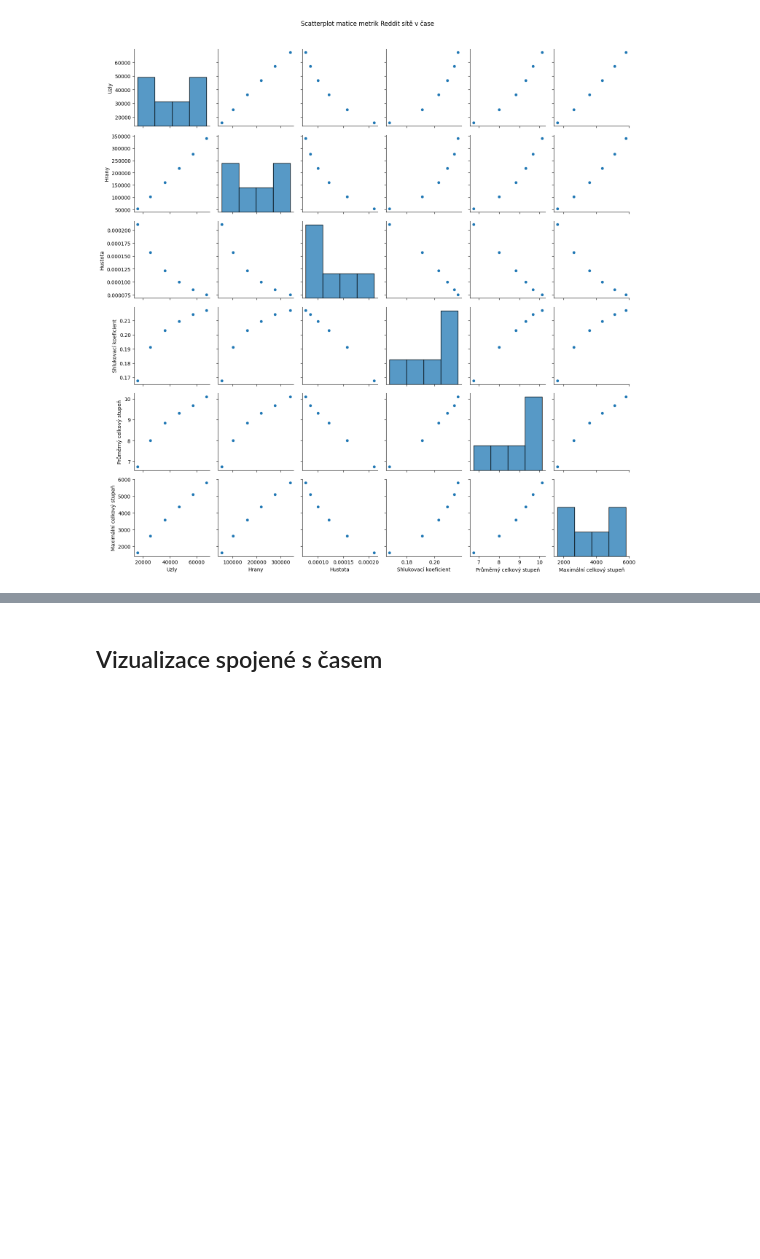
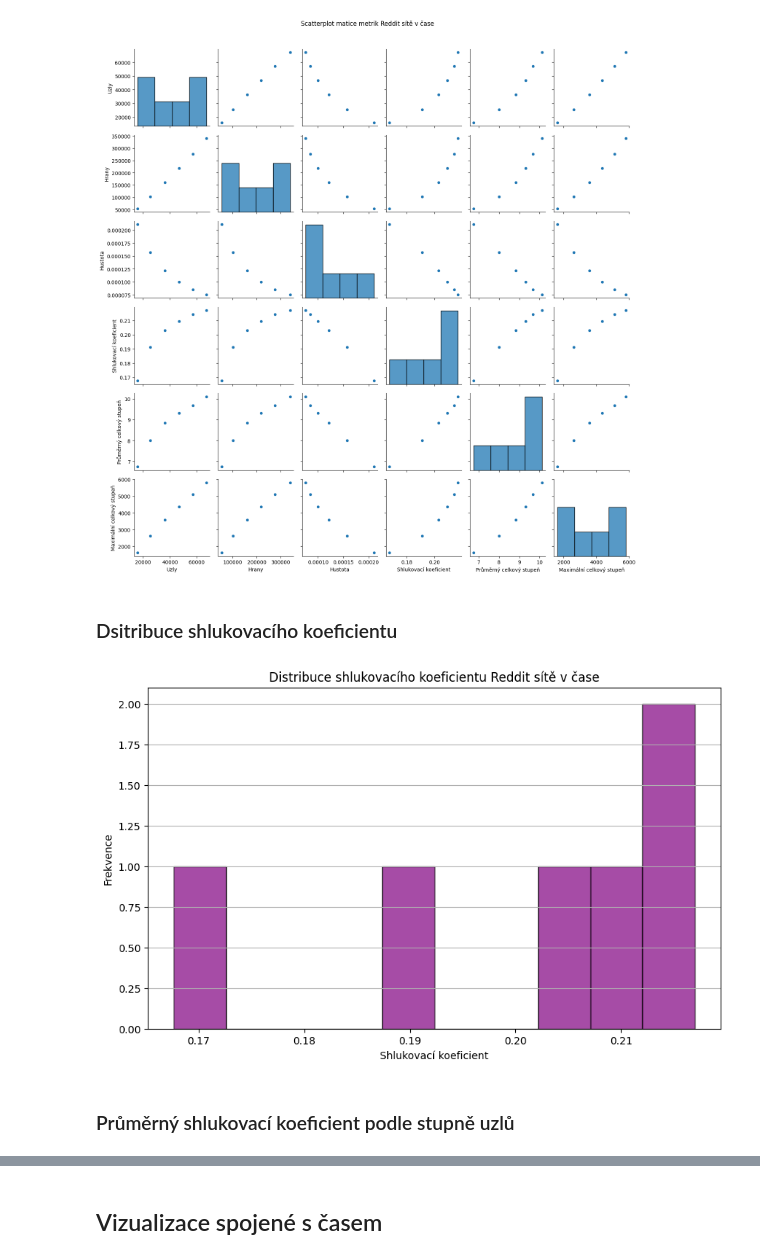
Before and after one commit to SLI0124/metody-analyzy-siti-ii, a Jupyter notebook: projects/data_analysis.ipynb, the cells around one changed output, grey strips where cells are left out. Cells and saved outputs as stored; diff of their text form; code cells hidden in the pictures; blank space fills up the shorter version.

Commit message:
feat(proj_a): new plots and IC model

```diff
--- a/projects/data_analysis.ipynb
+++ b/projects/data_analysis.ipynb
@@ -1656,3 +1908,18 @@ plt.savefig(PLOTS_SAVE_PATH / 'reddit_scatter_matrix.png', dpi=300)
 plt.show()
 # %% [output]
 [figure]
+# %% [markdown]
+### Dsitribuce shlukovacího koeficientu
+# %%
+plt.figure(figsize=(10, 6))
+plt.hist(df_timestamp_stats['Clustering Coefficient'], bins=10, color='purple', alpha=0.7, edgecolor='black')
+plt.title('Distribuce shlukovacího koeficientu Reddit sítě v čase')
+plt.xlabel('Shlukovací koeficient')
+plt.ylabel('Frekvence')
+plt.grid(True, axis='y')
+plt.savefig(PLOTS_SAVE_PATH / 'reddit_clustering_coefficient_distribution.png', dpi=300)
+plt.show()
+# %% [output]
+[figure, added]
+# %% [markdown]
+### Průměrný shlukovací koeficient podle stupně uzlů
```
Also changed, not shown: parts of 20 cells of this notebook.
